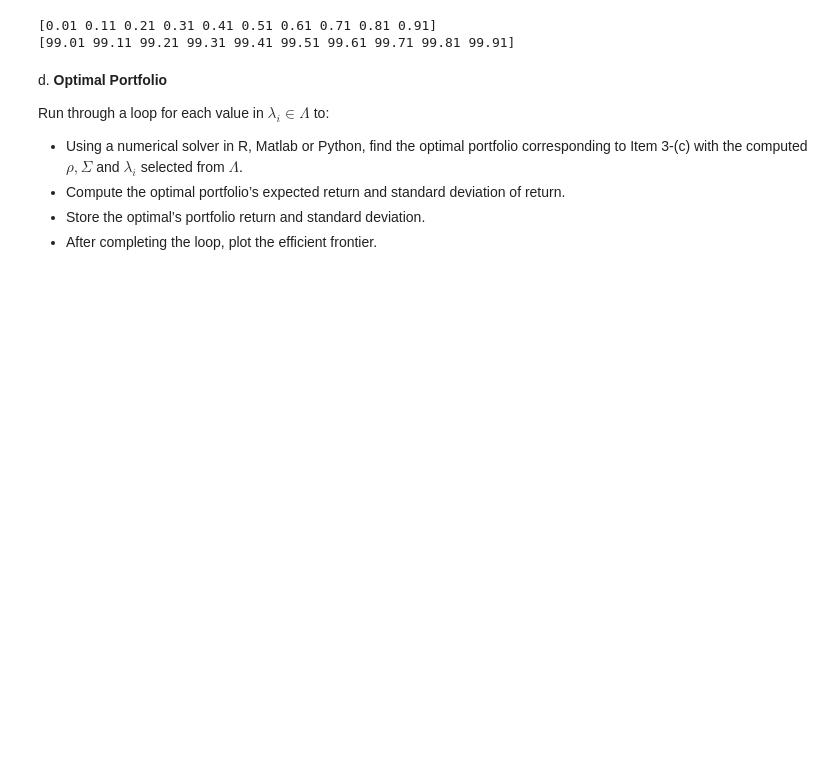
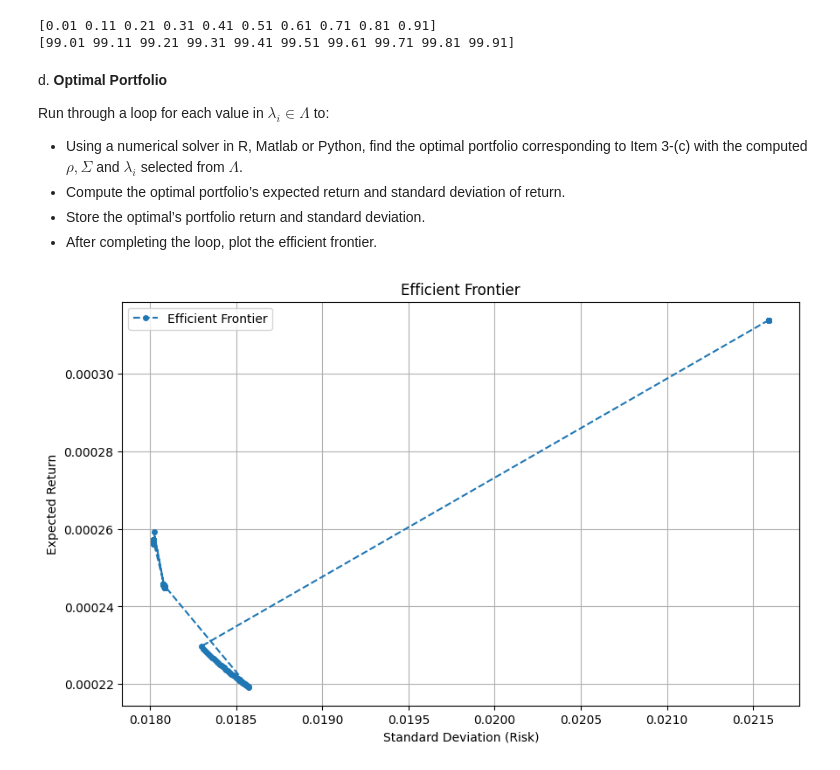
Before and after one commit to bs333/fe-630, a Jupyter notebook: FE630 - Homework/FE630 - Homework #1/FE630 - Homework #1.ipynb, the cells around one changed output. Cells and saved outputs as stored; diff of their text form; code cells hidden in the pictures; blank space fills up the shorter version.

Commit message:
Annualize both mean and covariance matrix to fix Efficient Frontier Plot.

```diff
--- a/FE630 - Homework/FE630 - Homework #1/FE630 - Homework #1.ipynb
+++ b/FE630 - Homework/FE630 - Homework #1/FE630 - Homework #1.ipynb
@@ -548,13 +548,13 @@ Use the entire data to compute the Expected Returns Vector and Covariance matrix
 # Compute daily returns.
 daily_returns = closing_prices.pct_change().dropna()
 
-# Expected Returns Vector (mean of daily returns).
-expected_returns = daily_returns.mean()
+# Expected Returns Vector (mean of daily returns) (annualized)
+expected_returns = daily_returns.mean() * 252
 
-# Covariance Matrix of returns.
-covariance_matrix = daily_returns.cov()
+# Covariance Matrix of returns (annualized)
+covariance_matrix = daily_returns.cov() * 252
 
-# Display the results
+# Display the results.
 print("\nExpected Returns Vector:\n", expected_returns)
 print("\nCovariance Matrix:\n", covariance_matrix)
 # %% [output]
@@ -603,6 +603,7 @@ from scipy.optimize import minimize
 from typing import Tuple, Callable
 
 mu = expected_returns
+n = len(mu)
 Sigma = covariance_matrix
 
 def portfolio_variance(weights: np.ndarray, Sigma: np.ndarray) -> float:
@@ -641,30 +642,58 @@ def optimize_portfolio(lamb: float, mu: np.ndarray, Sigma: np.ndarray, n: int) -
     - Sigma (np.ndarray): The covariance matrix of the asset returns.
     - n (int): The number of assets.
 
     Returns:
     - Tuple[np.ndarray, float, float]: Optimal weights, expected return, and standard deviation of the optimized portfolio.
     """
     # Objective function: Minimize negative utility.
     def objective(weights: np.ndarray) -> float:
         return -portfolio_return(weights, mu) + lamb * portfolio_variance(weights, Sigma) / 2
 
         # Constraints: Weights sum to 1
     constraints = ({'type': 'eq', 'fun': lambda weights: np.sum(weights) - 1})
 
     # Bounds for weights
     bounds = tuple((0, 1) for _ in range(n))
 
     # Initial guess
     initial_guess = np.ones(n) / n
 
     # Optimization
     result = minimize(objective, initial_guess, method='SLSQP', bounds=bounds, constraints=constraints)
 
     if result.success:
         optimal_weights = result.x
         opt_return = portfolio_return(optimal_weights, mu)
         opt_variance = portfolio_variance(optimal_weights, Sigma)
         opt_stddev = np.sqrt(opt_variance)
         return optimal_weights, opt_return, opt_stddev
     else:
         raise ValueError("Optimization failed.")
+
+# Initialize lists to store the optimal portfolio's expected return and standard deviation.
+optimal_returns = []
+optimal_stddevs = []
+
+# Loop over each lambda in Lambda to find the optimal portfolio.
+for lamb in Lambda:
+    try:
+        # Optimize the portfolio for the current lambda.
+        optimal_weights, opt_return, opt_stddev = optimize_portfolio(lamb, mu, Sigma, n)
+
+        # Store the optimal portfolio's expected return and standard deviation.
+        optimal_returns.append(opt_return)
+        optimal_stddevs.append(opt_stddev)
+    except ValueError as e:
+        print(f"Optimization failed for lambda = {lamb}: {e}")
+
+# Plot the efficient frontier.
+plt.figure(figsize=(10, 6))
+plt.plot(optimal_stddevs, optimal_returns, 'o--', markersize=4, label='Efficient Frontier')
+plt.xlabel('Standard Deviation (Risk)')
+plt.ylabel('Expected Return')
+plt.title('Efficient Frontier')
+plt.legend()
+plt.grid(True)
+plt.show()
+# %% [output]
+[figure, added]
```
Also changed, not shown: parts of 1 cell of this notebook.
